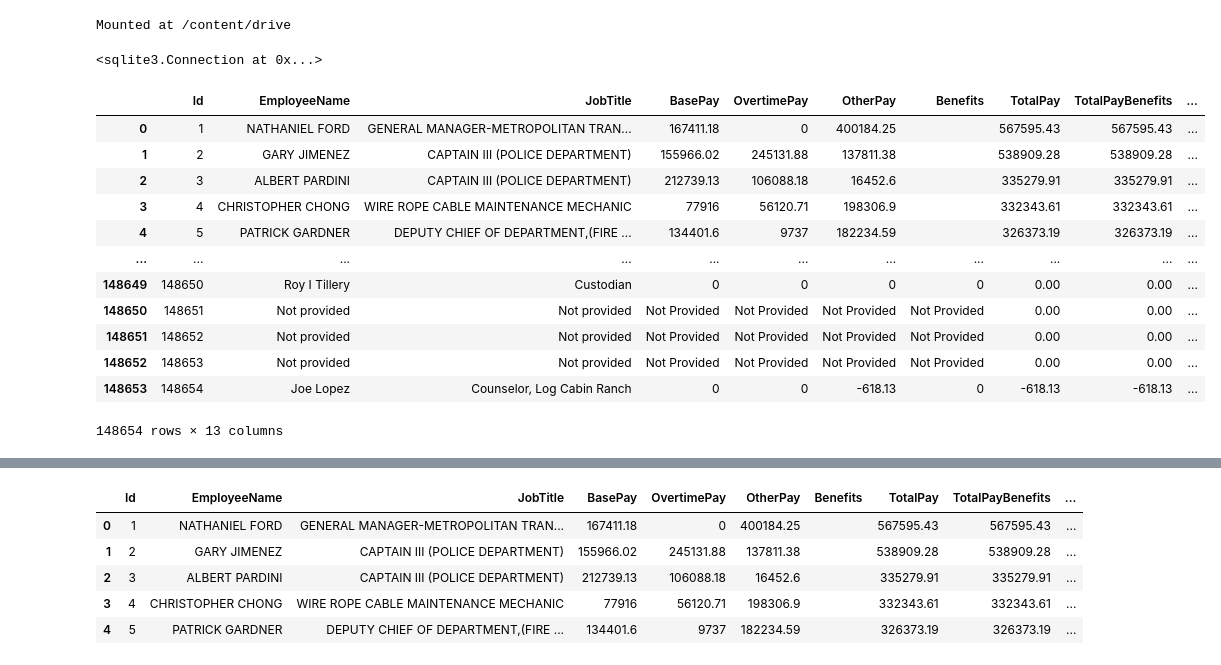
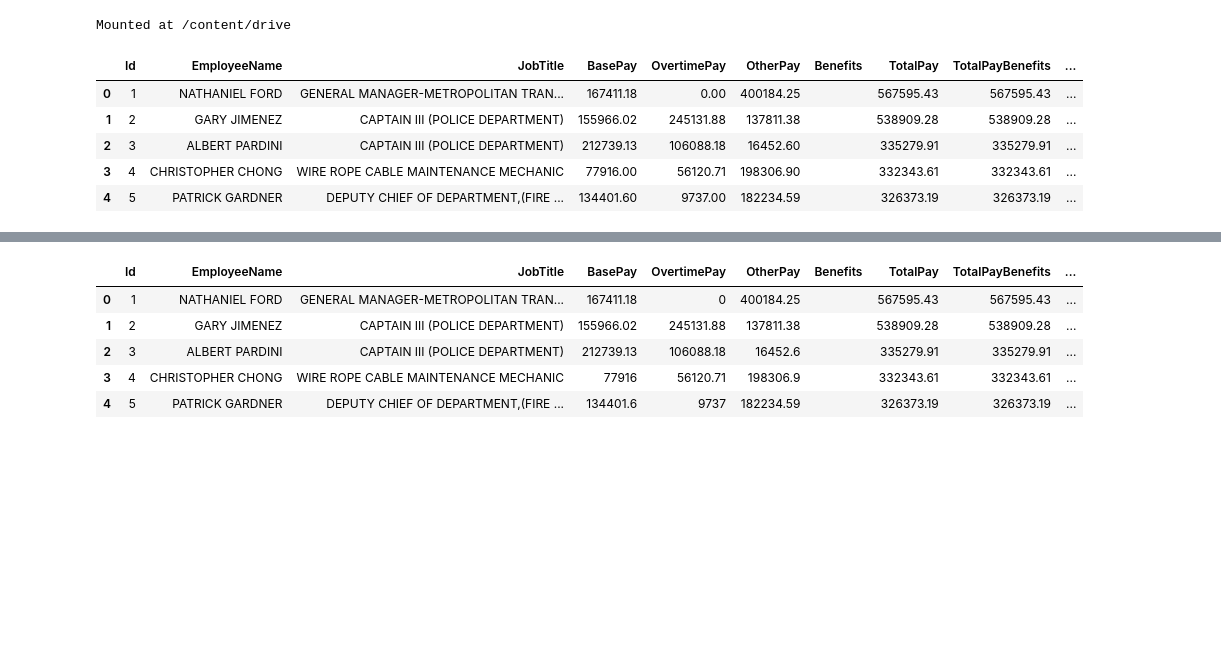
Before and after one commit to saxoe12/pizza, a Jupyter notebook: Untitled0.ipynb, the cells around one changed output, grey strips where cells are left out. Drawn from its saved outputs; the diff is of its cells as text; code cells hidden in the pictures; blank space fills up the shorter version.

```diff
--- a/Untitled0.ipynb
+++ b/Untitled0.ipynb
@@ -11,25 +10,18 @@ drive.mount('/content/drive')
 # %% [output]
 Mounted at /content/drive
 # %%
-conn = sqlite3.connect('/content/drive/MyDrive/database.sqlite')
-conn
+conn = sqlite3.connect('/content/drive/MyDrive/salaries/database.sqlite')
+cursor = conn.cursor()
-# %% [output]
-<sqlite3.Connection at 0x...>
 # %%
-df = pd.read_sql_query('''SELECT * from salaries''', conn)
+df = pd.read_sql_query('''SELECT * FROM Salaries
+limit 5;
+''', conn)
 df
 # %% [output]
 |  | Id | EmployeeName | JobTitle | BasePay | OvertimePay | OtherPay | Benefits | TotalPay | TotalPayBenefits | ... |
-| 0 | 1 | NATHANIEL FORD | GENERAL MANAGER-METROPOLITAN TRAN... | 167411.18 | 0 | 400184.25 |  | 567595.43 | 567595.43 | ... |
+| 0 | 1 | NATHANIEL FORD | GENERAL MANAGER-METROPOLITAN TRAN... | 167411.18 | 0.00 | 400184.25 |  | 567595.43 | 567595.43 | ... |
 | 1 | 2 | GARY JIMENEZ | CAPTAIN III (POLICE DEPARTMENT) | 155966.02 | 245131.88 | 137811.38 |  | 538909.28 | 538909.28 | ... |
-| 2 | 3 | ALBERT PARDINI | CAPTAIN III (POLICE DEPARTMENT) | 212739.13 | 106088.18 | 16452.6 |  | 335279.91 | 335279.91 | ... |
-| 3 | 4 | CHRISTOPHER CHONG | WIRE ROPE CABLE MAINTENANCE MECHANIC | 77916 | 56120.71 | 198306.9 |  | 332343.61 | 332343.61 | ... |
-| 4 | 5 | PATRICK GARDNER | DEPUTY CHIEF OF DEPARTMENT,(FIRE ... | 134401.6 | 9737 | 182234.59 |  | 326373.19 | 326373.19 | ... |
-| ... | ... | ... | ... | ... | ... | ... | ... | ... | ... | ... |
-| 148649 | 148650 | Roy I Tillery | Custodian | 0 | 0 | 0 | 0 | 0.00 | 0.00 | ... |
-| 148650 | 148651 | Not provided | Not provided | Not Provided | Not Provided | Not Provided | Not Provided | 0.00 | 0.00 | ... |
-| 148651 | 148652 | Not provided | Not provided | Not Provided | Not Provided | Not Provided | Not Provided | 0.00 | 0.00 | ... |
-| 148652 | 148653 | Not provided | Not provided | Not Provided | Not Provided | Not Provided | Not Provided | 0.00 | 0.00 | ... |
-| 148653 | 148654 | Joe Lopez | Counselor, Log Cabin Ranch | 0 | 0 | -618.13 | 0 | -618.13 | -618.13 | ... |
+| 2 | 3 | ALBERT PARDINI | CAPTAIN III (POLICE DEPARTMENT) | 212739.13 | 106088.18 | 16452.60 |  | 335279.91 | 335279.91 | ... |
+| 3 | 4 | CHRISTOPHER CHONG | WIRE ROPE CABLE MAINTENANCE MECHANIC | 77916.00 | 56120.71 | 198306.90 |  | 332343.61 | 332343.61 | ... |
+| 4 | 5 | PATRICK GARDNER | DEPUTY CHIEF OF DEPARTMENT,(FIRE ... | 134401.60 | 9737.00 | 182234.59 |  | 326373.19 | 326373.19 | ... |
-148654 rows × 13 columns
 # %%
```
Also changed, not shown: parts of 17 cells of this notebook.
